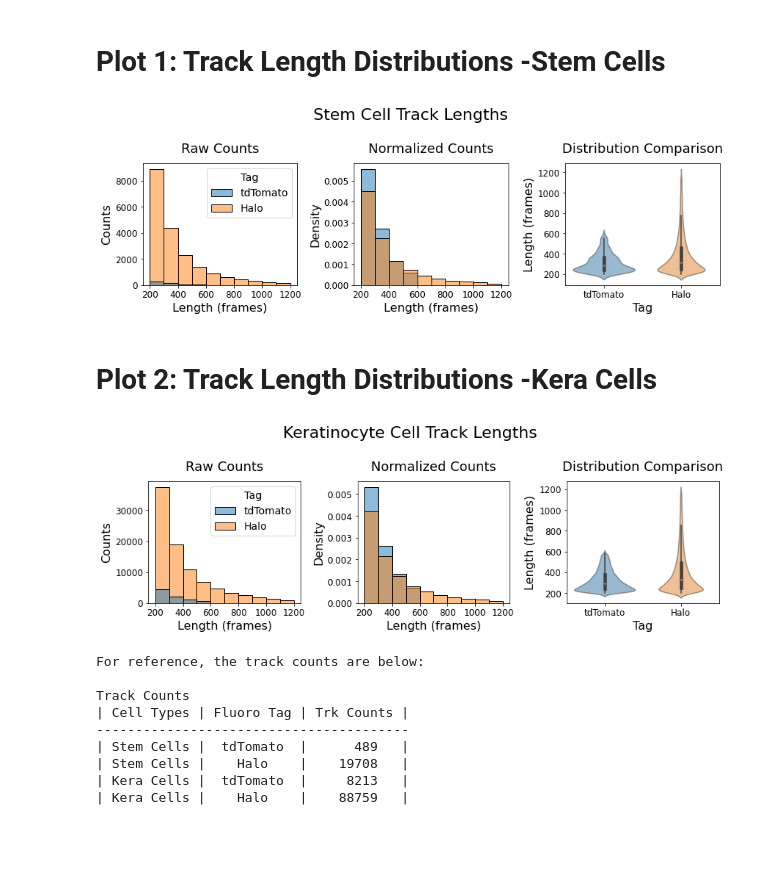
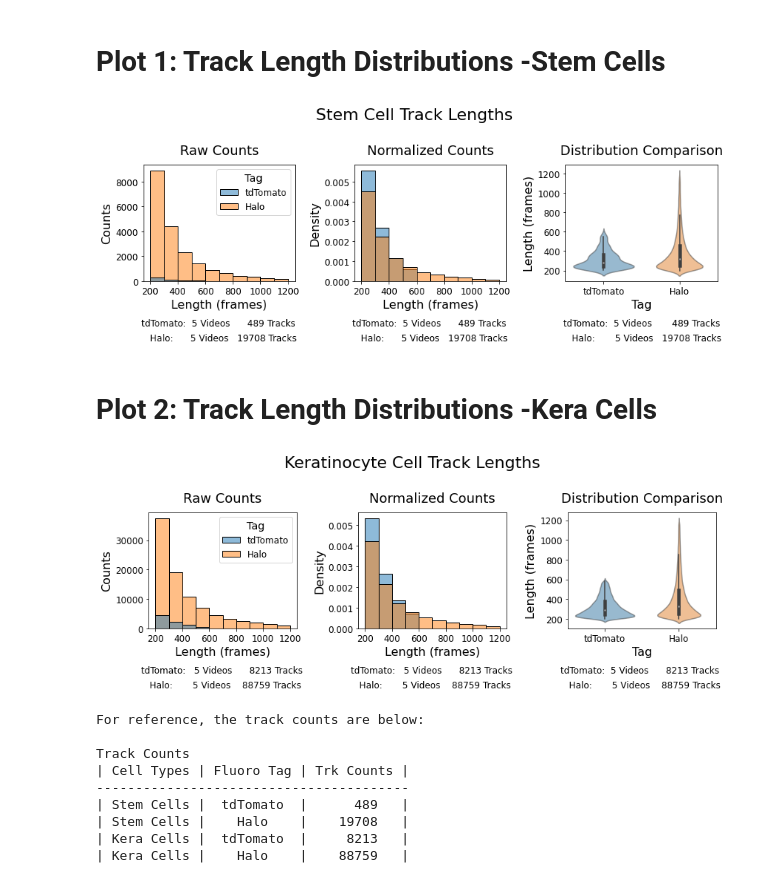
Before and after one commit to DoubleChimera/Gabby-RIP-Talk-2021, a Jupyter notebook: Gabby_RIP_Talk_2021_plots.ipynb, the cells around one changed output. Cells and saved outputs as stored; diff of their text form; code cells hidden in the pictures; blank space fills up the shorter version.

```diff
--- a/Gabby_RIP_Talk_2021_plots.ipynb
+++ b/Gabby_RIP_Talk_2021_plots.ipynb
@@ -11,7 +11,7 @@ from pathlib import Path
 from scipy import stats
 # %%
 # setup some global plotting properties
-plt.rc('legend',fontsize=14)
+plt.rc('legend',fontsize=12)
 plt.rcParams['legend.title_fontsize'] = 'x-large'
 # %% [markdown]
 # Plot 1: Track Length Distributions -Stem Cells
@@ -23,6 +25,6 @@ trackLengths_stemcells = pd.read_csv((Path(trackLength_stemcells_input_dir) / tr
 # %%
 # Plot distributions of tdTomato vs Halo Tag (Histogram, Violin Plot, )
-fig1  = plt.figure(1, figsize=(12, 4))
+fig1  = plt.figure(1, figsize=(12, 4.5))
 
 ax1 = plt.subplot(131)
 bins = np.arange(200, 1250, 100)
@@ -35,39 +37,47 @@ ax1.set_xlabel('Length (frames)', fontsize=16)
 ax1.set_ylabel('Counts', fontsize=16)
 ax1.set_xticks(np.arange(200, 1201, 200))
 ax1.tick_params(axis='both', which='major', labelsize=12)
+ax1.annotate(f'tdTomato:  5 Videos      {int(sc_halo_tdt_trk_counts[1])} Tracks', (0,0), (-3, -50), xycoords='axes fraction', textcoords='offset points', va='top', size=12)
+ax1.annotate(f'   Halo:      5 Videos   {int(sc_halo_tdt_trk_counts[0])} Tracks', (0,0), (-3, -70), xycoords='axes fraction', textcoords='offset points', va='top', size=12)
 
 ax2 = plt.subplot(132)
 sb.histplot(x=trackLengths_stemcells.loc[trackLengths_stemcells['Tag'] == 'tdTomato']['Length'],
             bins=bins, line_kws={'color':'k'}, stat='density', alpha=0.5,
             color='C0', ax=ax2)
 sb.histplot(x=trackLengths_stemcells.loc[trackLengths_stemcells['Tag'] == 'Halo']['Length'],
             bins=bins, line_kws={'color':'k'}, stat='density', alpha=0.5,
             color='C1', ax=ax2)
 ax2.set_title('Normalized Counts', fontsize=18, y=1.05)
 ax2.set_xlabel('Length (frames)', fontsize=16)
 ax2.set_ylabel('Density', fontsize=16)
 ax2.set_xticks(np.arange(200, 1201, 200))
 ax2.tick_params(axis='both', which='major', labelsize=12)
+ax2.annotate(f'tdTomato:  5 Videos      {int(sc_halo_tdt_trk_counts[1])} Tracks', (0,0), (-3, -50), xycoords='axes fraction', textcoords='offset points', va='top', size=12)
+ax2.annotate(f'   Halo:      5 Videos   {int(sc_halo_tdt_trk_counts[0])} Tracks', (0,0), (-3, -70), xycoords='axes fraction', textcoords='offset points', va='top', size=12)
+
 
 ax3 = plt.subplot(133)
 sb.violinplot(data=trackLengths_stemcells, x='Tag', y='Length', saturation=0.75)
 plt.setp(ax3.collections, alpha=.5)
 ax3.set_title('Distribution Comparison', fontsize=18, y=1.05)
 ax3.set_xlabel('Tag', fontsize=16)
 ax3.set_ylabel('Length (frames)', fontsize=16)
 ax3.tick_params(axis='both', which='major', labelsize=12)
+ax3.annotate(f'tdTomato:  5 Videos       {int(sc_halo_tdt_trk_counts[1])} Tracks', (0,0), (-3, -50), xycoords='axes fraction', textcoords='offset points', va='top', size=12)
+ax3.annotate(f'   Halo:       5 Videos   {int(sc_halo_tdt_trk_counts[0])} Tracks', (0,0), (-3, -70), xycoords='axes fraction', textcoords='offset points', va='top', size=12)
+
 
 plt.tight_layout()
 
 save = False
 if save:
     fig1_output_dir = '.'
     fig1_output_filename = "Figure1_StemCell_tdTomato_vs_Halo_Tag_Length_Distribs.png"
     plt.savefig((Path(fig1_output_dir) / fig1_output_filename))
 
 plt.show()
 # %% [output]
-[figure, old version]
+[figure, new version]
 # %% [markdown]
 # Plot 2: Track Length Distributions -Kera Cells
 # %%
@@ -78,6 +90,6 @@ trackLengths_keracells = pd.read_csv((Path(trackLength_keracells_input_dir) / tr
 # %%
 # Plot distributions of tdTomato vs Halo Tag (Histogram, Violin Plot, )
-fig2  = plt.figure(1, figsize=(12, 4))
+fig2  = plt.figure(1, figsize=(12, 4.5))
 
 ax1 = plt.subplot(131)
 bins = np.arange(200, 1250, 100)
@@ -90,6 +102,8 @@ ax1.set_xlabel('Length (frames)', fontsize=16)
 ax1.set_ylabel('Counts', fontsize=16)
 ax1.set_xticks(np.arange(200, 1201, 200))
 ax1.tick_params(axis='both', which='major', labelsize=12)
+ax1.annotate(f'tdTomato:   5 Videos      {int(kera_halo_tdt_trk_counts[1])} Tracks', (0,0), (-10, -50), xycoords='axes fraction', textcoords='offset points', va='top', size=12)
+ax1.annotate(f'   Halo:       5 Videos    {int(kera_halo_tdt_trk_counts[0])} Tracks', (0,0), (-10, -70), xycoords='axes fraction', textcoords='offset points', va='top', size=12)
 
 ax2 = plt.subplot(132)
 sb.histplot(x=trackLengths_keracells.loc[trackLengths_keracells['Tag'] == 'tdTomato']['Length'],
@@ -103,6 +117,9 @@ ax2.set_xlabel('Length (frames)', fontsize=16)
 ax2.set_ylabel('Density', fontsize=16)
 ax2.set_xticks(np.arange(200, 1201, 200))
 ax2.tick_params(axis='both', which='major', labelsize=12)
+ax2.annotate(f'tdTomato:   5 Videos      {int(kera_halo_tdt_trk_counts[1])} Tracks', (0,0), (-10, -50), xycoords='axes fraction', textcoords='offset points', va='top', size=12)
+ax2.annotate(f'   Halo:       5 Videos    {int(kera_halo_tdt_trk_counts[0])} Tracks', (0,0), (-10, -70), xycoords='axes fraction', textcoords='offset points', va='top', size=12)
+
 
 ax3 = plt.subplot(133)
 sb.violinplot(data=trackLengths_keracells, x='Tag', y='Length', saturation=0.75)
@@ -111,6 +128,9 @@ ax3.set_title('Distribution Comparison', fontsize=18, y=1.05)
 ax3.set_xlabel('Tag', fontsize=16)
 ax3.set_ylabel('Length (frames)', fontsize=16)
 ax3.tick_params(axis='both', which='major', labelsize=12)
+ax3.annotate(f'tdTomato:  5 Videos      {int(kera_halo_tdt_trk_counts[1])} Tracks', (0,0), (-10, -50), xycoords='axes fraction', textcoords='offset points', va='top', size=12)
+ax3.annotate(f'   Halo:       5 Videos    {int(kera_halo_tdt_trk_counts[0])} Tracks', (0,0), (-10, -70), xycoords='axes fraction', textcoords='offset points', va='top', size=12)
+
 
 plt.tight_layout()
 
@@ -122,7 +142,7 @@ if save:
 
 plt.show()
 # %% [output]
-[figure, old version]
+[figure, new version]
 # %%
 sc_tdt_counts = len(trackLengths_stemcells.loc[trackLengths_stemcells['Tag'] == 'tdTomato'].ID.unique())
 sc_halo_counts = len(trackLengths_stemcells.loc[trackLengths_stemcells['Tag'] == 'Halo'].ID.unique())
```
Also changed, not shown: parts of 6 cells of this notebook, 3 other files.
